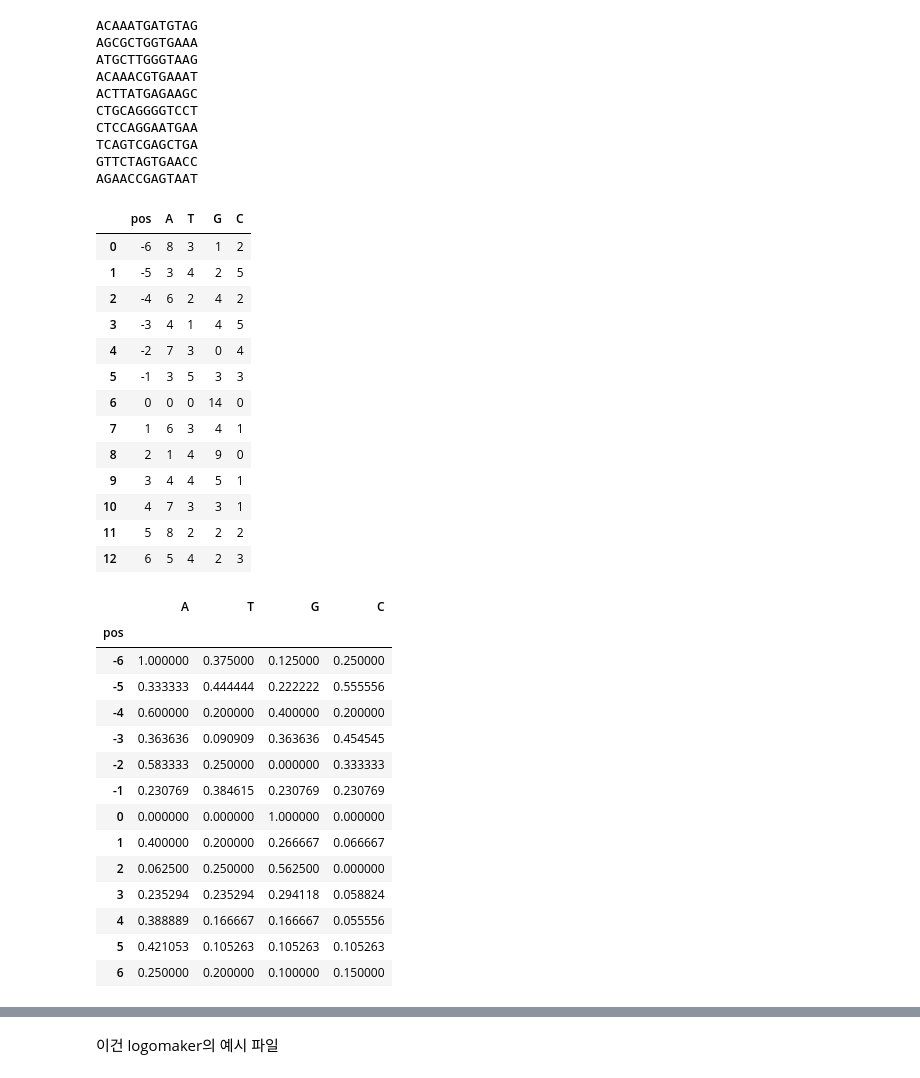
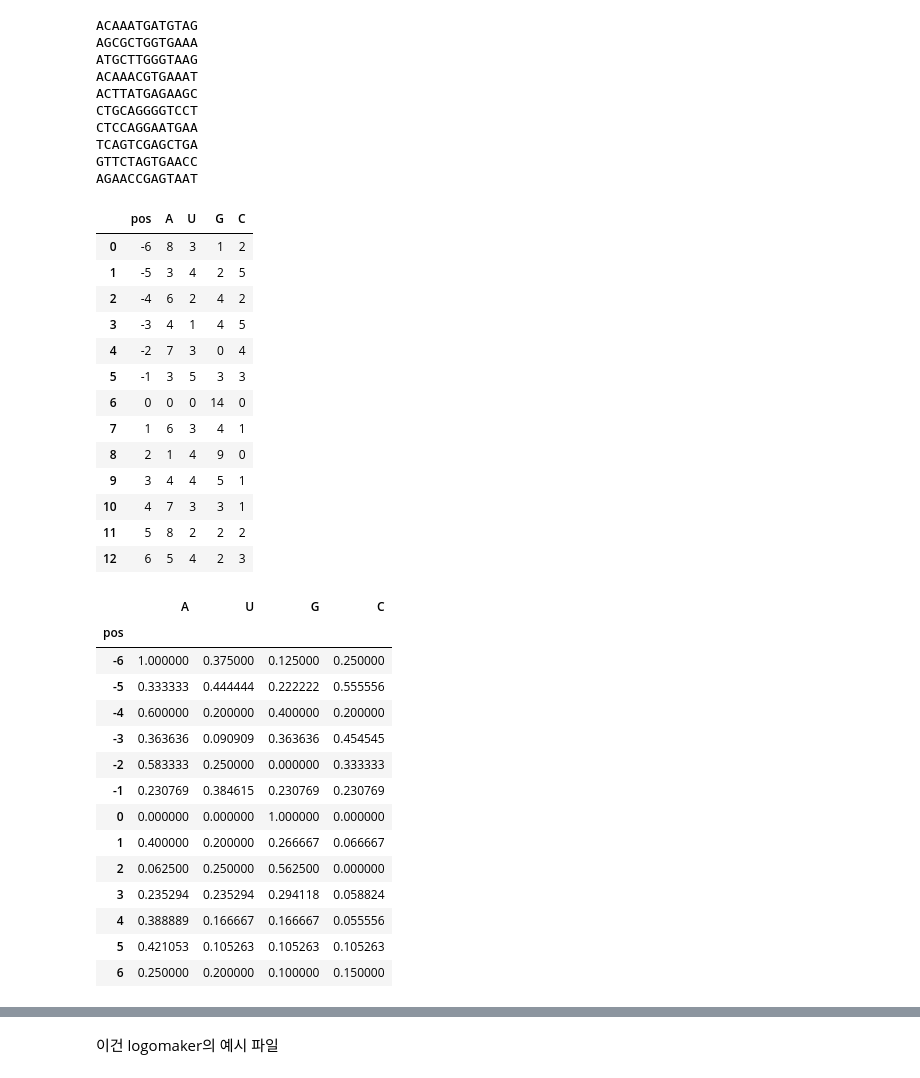
Before and after one commit to WoobeenJeong/miRNA_motif_finding, a Jupyter notebook: Project_006.ipynb, the cells around one changed output, grey strips where cells are left out. Cells and saved outputs as stored; diff of their text form; code cells hidden in the pictures.

```diff
--- a/Project_006.ipynb
+++ b/Project_006.ipynb
@@ -95,23 +95,24 @@ AGAACCGAGTAAT
 # %%
 with open('G_target_mirlet7g.fa', 'r') as file:
     sequences = file.readlines()
 
 sequences = [seq.strip() for seq in sequences]
 
 counts = { 'A': [], 'T': [], 'G': [], 'C': [] }
 
 for position in range(0, 13):
     nucleotide_counts = { 'A': 0, 'T': 0, 'G': 0, 'C': 0 }
     for sequence in sequences:
         base = sequence[position]
         nucleotide_counts[base] += 1
     for nucleotide, count in nucleotide_counts.items():
         counts[nucleotide].append(count)
 df = pd.DataFrame(counts)
 df.insert(0, 'pos', range(-6,7))
+df.rename(columns={'T': 'U'}, inplace=True)
 df
 # %% [output]
-|  | pos | A | T | G | C |
+|  | pos | A | U | G | C |
 | 0 | -6 | 8 | 3 | 1 | 2 |
 | 1 | -5 | 3 | 4 | 2 | 5 |
 | 2 | -4 | 6 | 2 | 4 | 2 |
@@ -132,7 +133,7 @@ result = pd.concat([df['pos'], percentages], axis=1)
 result = result.set_index('pos')
 result
 # %% [output]
-|  | A | T | G | C |
+|  | A | U | G | C |
 | pos |  |  |  |  |
 | -6 | 1.000000 | 0.375000 | 0.125000 | 0.250000 |
 | -5 | 0.333333 | 0.444444 | 0.222222 | 0.555556 |
```
Also changed, not shown: parts of 5 cells of this notebook.
